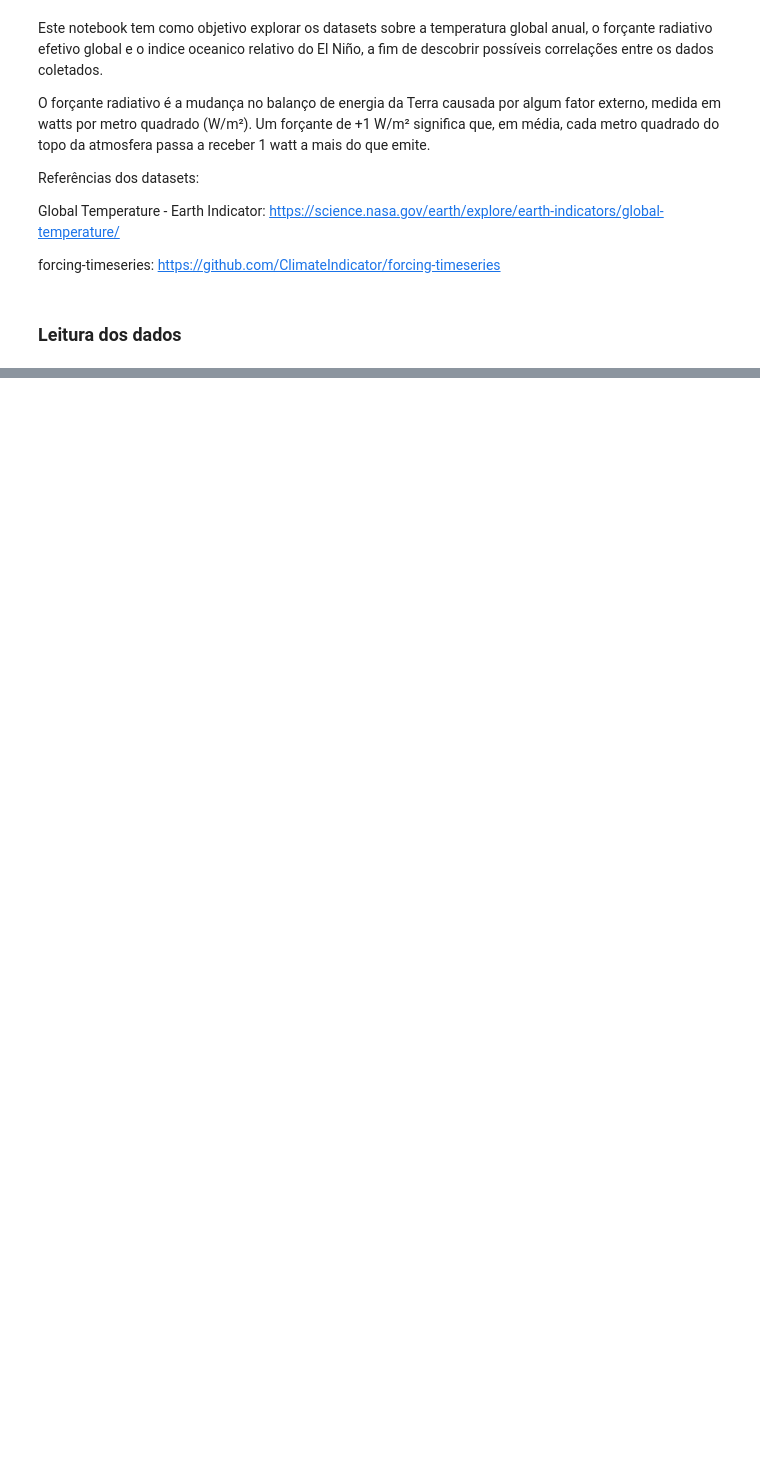
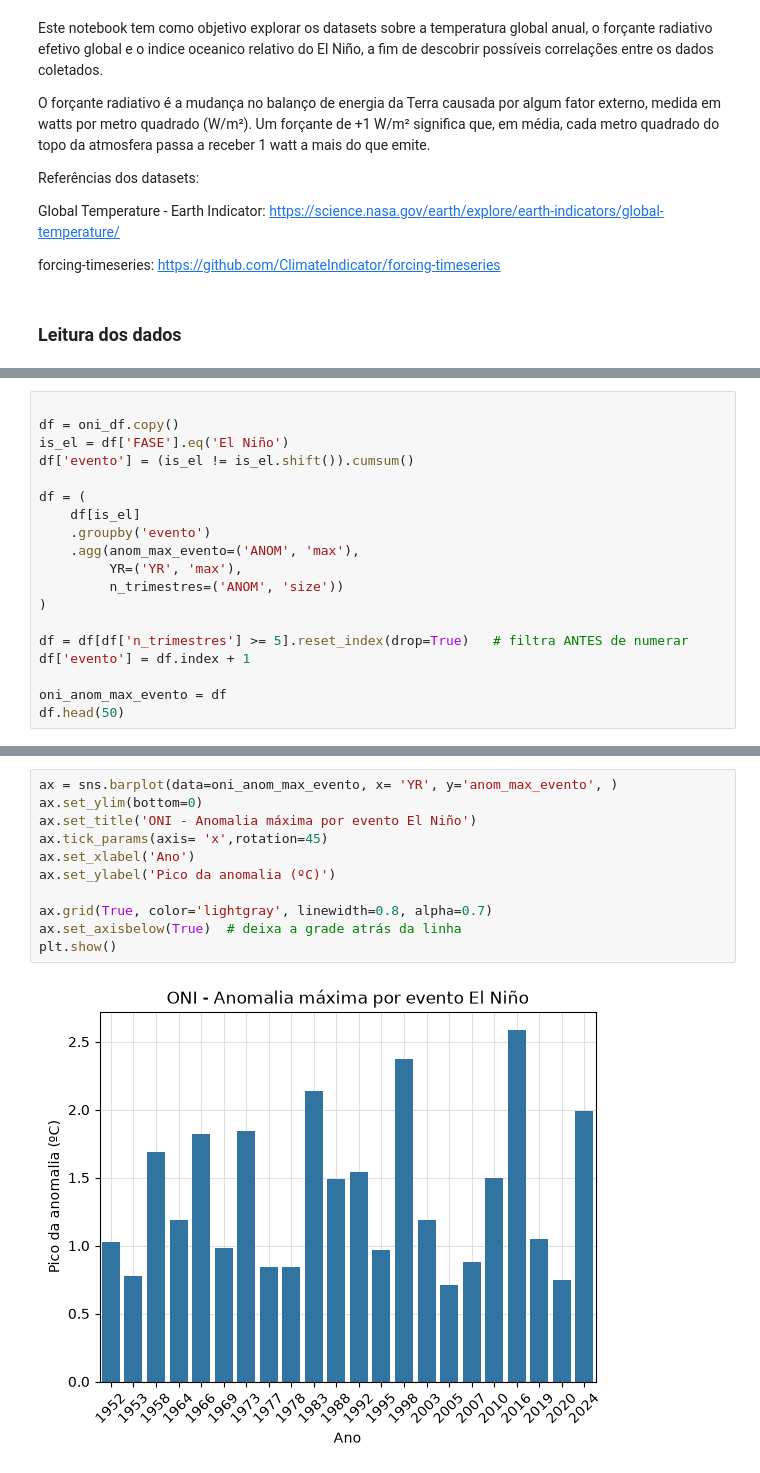
Before and after one commit to PETCC-UFRN/DataPET-Relatorio2-2026, a Jupyter notebook: src/datapet_relatorio2_2026/analise_exploratoria/AnaliseClimaticaExp.ipynb, the cells around one changed output, grey strips where cells are left out. Drawn from its saved outputs; the diff is of its cells as text; blank space fills up the shorter version.

```diff
--- a/src/datapet_relatorio2_2026/analise_exploratoria/AnaliseClimaticaExp.ipynb
+++ b/src/datapet_relatorio2_2026/analise_exploratoria/AnaliseClimaticaExp.ipynb
@@ -37,0 +70,19 @@ roni_plot_df.head()
+# %%
+
+df = oni_df.copy()
+is_el = df['FASE'].eq('El Niño')
+df['evento'] = (is_el != is_el.shift()).cumsum()
+
+df = (
+    df[is_el]
+    .groupby('evento')
+    .agg(anom_max_evento=('ANOM', 'max'),
+         YR=('YR', 'max'),
+         n_trimestres=('ANOM', 'size'))
+)
+
+df = df[df['n_trimestres'] >= 5].reset_index(drop=True)   # filtra ANTES de numerar
+df['evento'] = df.index + 1
+
+oni_anom_max_evento = df
+df.head(50)
@@ -37,0 +123,13 @@ roni_plot_df.head()
+# %%
+ax = sns.barplot(data=oni_anom_max_evento, x= 'YR', y='anom_max_evento', )
+ax.set_ylim(bottom=0)
+ax.set_title('ONI - Anomalia máxima por evento El Niño')
+ax.tick_params(axis= 'x',rotation=45)
+ax.set_xlabel('Ano')
+ax.set_ylabel('Pico da anomalia (ºC)')
+
+ax.grid(True, color='lightgray', linewidth=0.8, alpha=0.7)
+ax.set_axisbelow(True)  # deixa a grade atrás da linha
+plt.show()
+# %% [output]
+[figure, added]
```
Also changed, not shown: parts of 14 cells of this notebook.
